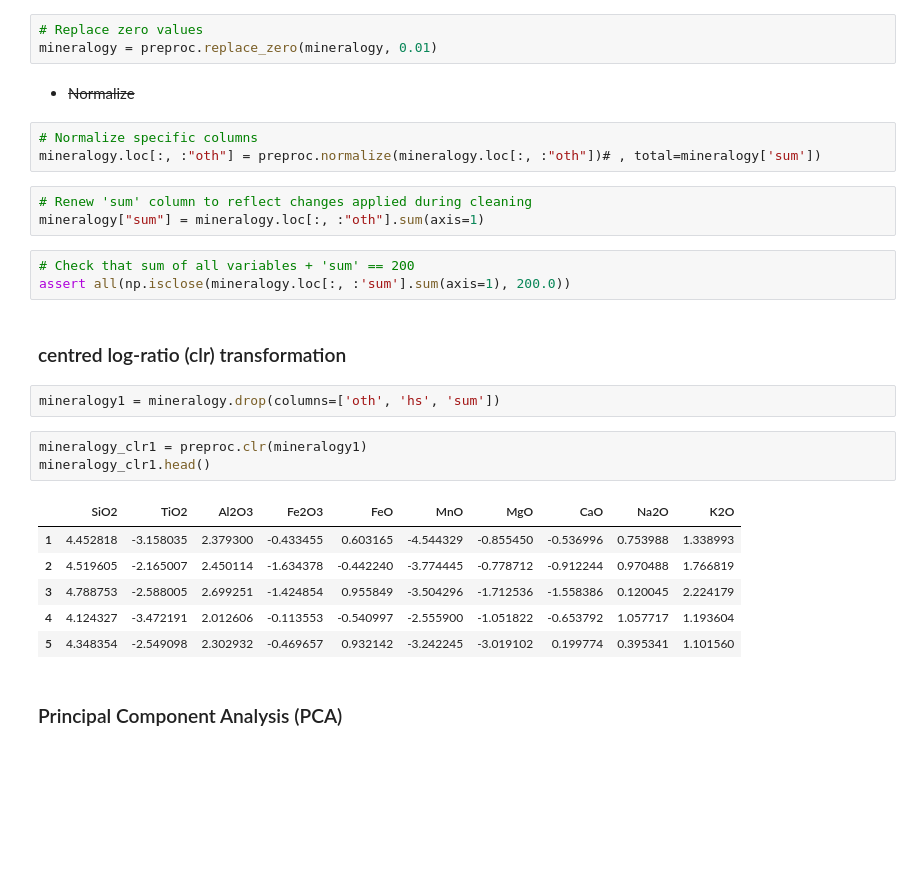
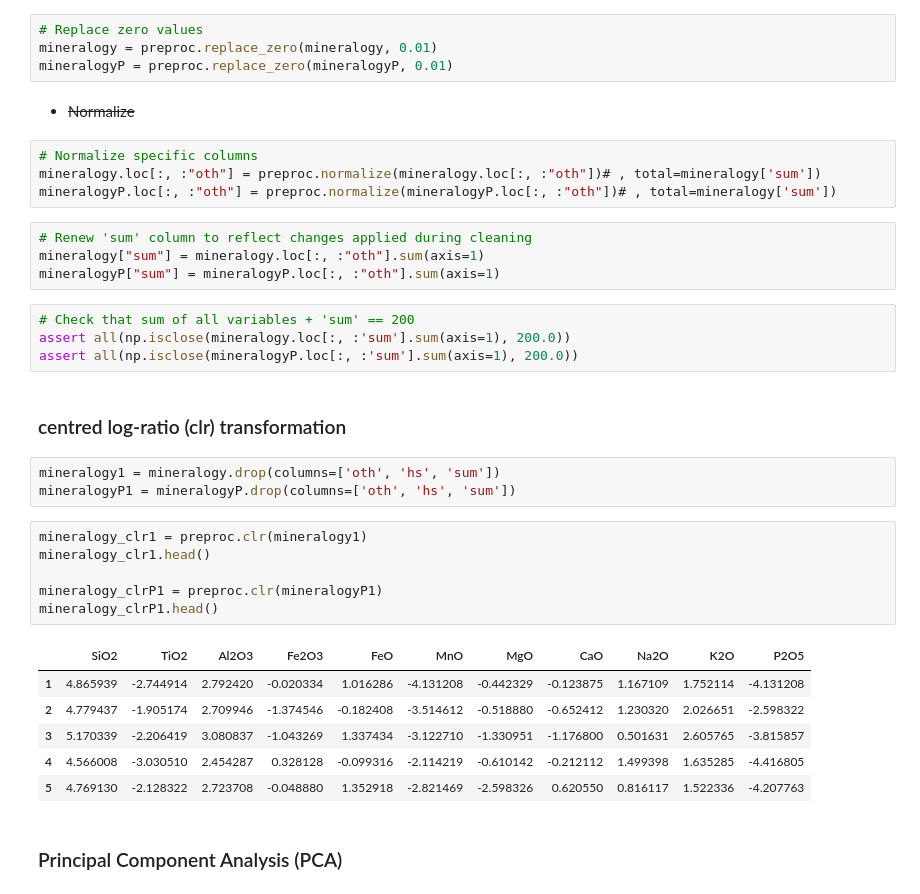
Before and after one commit to Complexio/Vistelius_1995_OCR, a Jupyter notebook: _ANALYSIS/1_cluster_Preprocessing.ipynb, the cells around one changed output. Cells and saved outputs as stored; diff of their text form; blank space fills up the shorter version.

```diff
--- a/_ANALYSIS/1_cluster_Preprocessing.ipynb
+++ b/_ANALYSIS/1_cluster_Preprocessing.ipynb
@@ -88,31 +92,39 @@ mineralogy.head()
 # %%
 # Replace zero values
 mineralogy = preproc.replace_zero(mineralogy, 0.01)
+mineralogyP = preproc.replace_zero(mineralogyP, 0.01)
 # %% [markdown]
 * ~~Normalize~~
 # %%
 # Normalize specific columns
 mineralogy.loc[:, :"oth"] = preproc.normalize(mineralogy.loc[:, :"oth"])# , total=mineralogy['sum'])
+mineralogyP.loc[:, :"oth"] = preproc.normalize(mineralogyP.loc[:, :"oth"])# , total=mineralogy['sum'])
 # %%
 # Renew 'sum' column to reflect changes applied during cleaning
 mineralogy["sum"] = mineralogy.loc[:, :"oth"].sum(axis=1)
+mineralogyP["sum"] = mineralogyP.loc[:, :"oth"].sum(axis=1)
 # %%
 # Check that sum of all variables + 'sum' == 200
 assert all(np.isclose(mineralogy.loc[:, :'sum'].sum(axis=1), 200.0))
+assert all(np.isclose(mineralogyP.loc[:, :'sum'].sum(axis=1), 200.0))
 # %% [markdown]
 ### centred log-ratio (clr) transformation
 # %%
 mineralogy1 = mineralogy.drop(columns=['oth', 'hs', 'sum'])
+mineralogyP1 = mineralogyP.drop(columns=['oth', 'hs', 'sum'])
 # %%
 mineralogy_clr1 = preproc.clr(mineralogy1)
 mineralogy_clr1.head()
+
+mineralogy_clrP1 = preproc.clr(mineralogyP1)
+mineralogy_clrP1.head()
 # %% [output]
-|  | SiO2 | TiO2 | Al2O3 | Fe2O3 | FeO | MnO | MgO | CaO | Na2O | K2O |
-| 1 | 4.452818 | -3.158035 | 2.379300 | -0.433455 | 0.603165 | -4.544329 | -0.855450 | -0.536996 | 0.753988 | 1.338993 |
-| 2 | 4.519605 | -2.165007 | 2.450114 | -1.634378 | -0.442240 | -3.774445 | -0.778712 | -0.912244 | 0.970488 | 1.766819 |
-| 3 | 4.788753 | -2.588005 | 2.699251 | -1.424854 | 0.955849 | -3.504296 | -1.712536 | -1.558386 | 0.120045 | 2.224179 |
-| 4 | 4.124327 | -3.472191 | 2.012606 | -0.113553 | -0.540997 | -2.555900 | -1.051822 | -0.653792 | 1.057717 | 1.193604 |
-| 5 | 4.348354 | -2.549098 | 2.302932 | -0.469657 | 0.932142 | -3.242245 | -3.019102 | 0.199774 | 0.395341 | 1.101560 |
+|  | SiO2 | TiO2 | Al2O3 | Fe2O3 | FeO | MnO | MgO | CaO | Na2O | K2O | P2O5 |
+| 1 | 4.865939 | -2.744914 | 2.792420 | -0.020334 | 1.016286 | -4.131208 | -0.442329 | -0.123875 | 1.167109 | 1.752114 | -4.131208 |
+| 2 | 4.779437 | -1.905174 | 2.709946 | -1.374546 | -0.182408 | -3.514612 | -0.518880 | -0.652412 | 1.230320 | 2.026651 | -2.598322 |
+| 3 | 5.170339 | -2.206419 | 3.080837 | -1.043269 | 1.337434 | -3.122710 | -1.330951 | -1.176800 | 0.501631 | 2.605765 | -3.815857 |
+| 4 | 4.566008 | -3.030510 | 2.454287 | 0.328128 | -0.099316 | -2.114219 | -0.610142 | -0.212112 | 1.499398 | 1.635285 | -4.416805 |
+| 5 | 4.769130 | -2.128322 | 2.723708 | -0.048880 | 1.352918 | -2.821469 | -2.598326 | 0.620550 | 0.816117 | 1.522336 | -4.207763 |
 # %% [markdown]
 ### Principal Component Analysis (PCA)
 # %%
```
Also changed, not shown: parts of 13 cells of this notebook, 27 other files.
